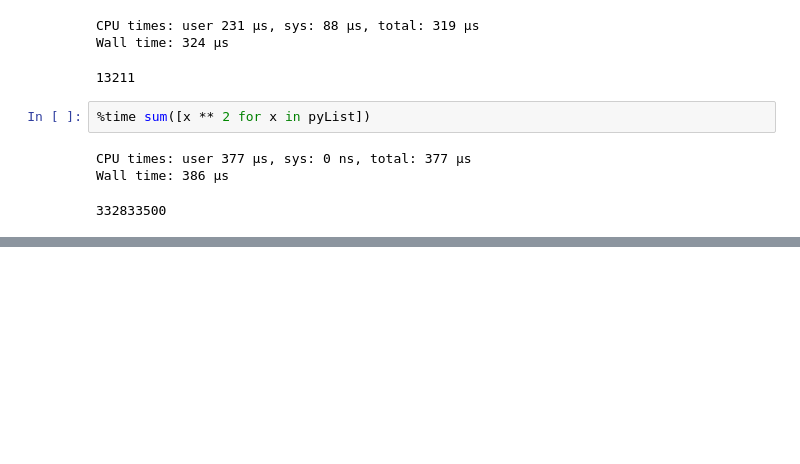
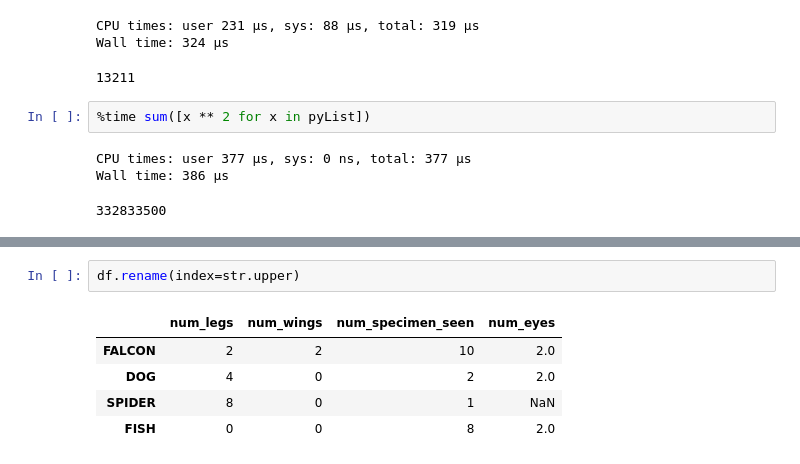
Before and after one commit to kryptoatom/jupyter-tutorial, a Jupyter notebook: tutorial.ipynb, the cells around one changed output, grey strips where cells are left out. Drawn from its saved outputs; the diff is of its cells as text; blank space fills up the shorter version.

```diff
--- a/tutorial.ipynb
+++ b/tutorial.ipynb
@@ -213,0 +435,8 @@ Wall time: 386 µs
+# %%
+df.rename(index=str.upper)
+# %% [output]
+|  | num_legs | num_wings | num_specimen_seen | num_eyes |
+| FALCON | 2 | 2 | 10 | 2.0 |
+| DOG | 4 | 0 | 2 | 2.0 |
+| SPIDER | 8 | 0 | 1 | NaN |
+| FISH | 0 | 0 | 8 | 2.0 |
```
Also changed, not shown: parts of 32 cells of this notebook.
